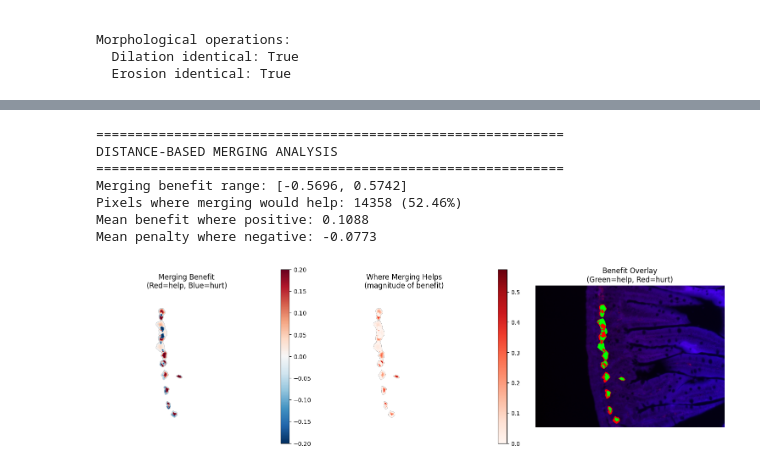
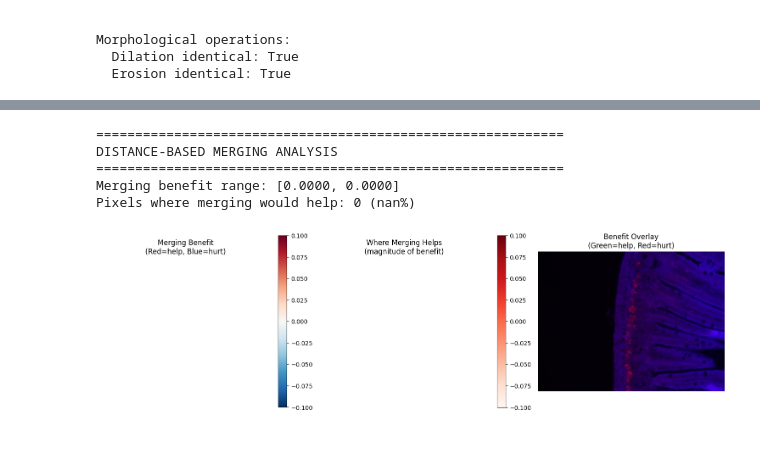
Before and after one commit to pbert5/lysozyme-stain-quantification, a Jupyter notebook: component development/extractor_pipeline_debug.ipynb, the cells around one changed output, grey strips where cells are left out. Saved outputs shown, nothing was run; the diff lists cells and outputs as text; code cells hidden in the pictures; blank space fills up the shorter version.

```diff
--- a/component development/extractor_pipeline_debug.ipynb
+++ b/component development/extractor_pipeline_debug.ipynb
@@ -40,8 +40,8 @@ Added to path: C:\Users\admin\Documents\Pierre lab\projects\Colustrum-ABX\lysozy
 # %%
 # Load test image and prepare helper functions
 images_root = project_root / 'lysozyme images'
-test_red_path = images_root / "Jej LYZ" / "G2" / "G2EL - 3_RFP.tif"
-test_blue_path = images_root / "Jej LYZ" / "G2" / "G2EL - 3_DAPI.tif"
+test_red_path = images_root / "Jej LYZ" / "G2" / "G2EL - 1_RFP.tif"
+test_blue_path = images_root / "Jej LYZ" / "G2" / "G2EL - 1_DAPI.tif"
 
 print(f"Red path exists: {test_red_path.exists()}")
 print(f"Blue path exists: {test_blue_path.exists()}")
@@ -614,0 +631,11 @@ plt.show()
+# %%
+# Create normalized red channel for comparison
+red_norm = red_orig_extracted / red_orig_extracted.max()
+
+# Calculate absolute differences between normalized red and distance transforms
+abs_diff_union = np.abs(red_norm - dt_union_norm)
+abs_diff_collapsed = np.abs(red_norm - dt_collapsed)
+
+print(f"Created abs_diff variables:")
+print(f"  abs_diff_union shape: {abs_diff_union.shape}, range: [{abs_diff_union.min():.4f}, {abs_diff_union.max():.4f}]")
+print(f"  abs_diff_collapsed shape: {abs_diff_collapsed.shape}, range: [{abs_diff_collapsed.min():.4f}, {abs_diff_collapsed.max():.4f}]")
@@ -732,7 +756,7 @@ print("=" * 60)
 # Create a "merging benefit" metric per pixel
 # Positive values = merging would improve fit to red intensity
 # Negative values = merging would worsen fit
-merging_benefit = abs_diff_collapsed - abs_diff_union
+merging_benefit = abs_diff_collapsed - abs_diff_union  # Fixed: subtraction, not multiplication
 print(f"Merging benefit range: [{merging_benefit.min():.4f}, {merging_benefit.max():.4f}]")
 
 # Stats over masked pixels
@@ -740,48 +764,52 @@ mask = (ws_labels_pipeline > 0)
 benefit_vals = merging_benefit[mask]
 positive_benefit = benefit_vals > 0
 print(f"Pixels where merging would help: {positive_benefit.sum()} ({100*positive_benefit.mean():.2f}%)")
-print(f"Mean benefit where positive: {benefit_vals[positive_benefit].mean():.4f}")
-print(f"Mean penalty where negative: {benefit_vals[~positive_benefit].mean():.4f}")
+if positive_benefit.sum() > 0:
+    print(f"Mean benefit where positive: {benefit_vals[positive_benefit].mean():.4f}")
+if np.sum(~positive_benefit) > 0:
+    print(f"Mean penalty where negative: {benefit_vals[~positive_benefit].mean():.4f}")
 
 # Visualize merging benefit map
 fig, axes = plt.subplots(1, 3, figsize=(15, 5))
 
 # Show raw merging benefit (masked)
 masked_benefit = np.ma.masked_where(~mask, merging_benefit)
-im0 = axes[0].imshow(masked_benefit, cmap='RdBu_r', vmin=-0.2, vmax=0.2)
+# Adjust color scale based on actual data range
+vmax = max(abs(merging_benefit.min()), abs(merging_benefit.max()))
+im0 = axes[0].imshow(masked_benefit, cmap='RdBu_r', vmin=-vmax, vmax=vmax)
 axes[0].set_title('Merging Benefit\n(Red=help, Blue=hurt)')
 axes[0].axis('off')
 plt.colorbar(im0, ax=axes[0], fraction=0.046, pad=0.04)
 
 # Show only positive benefits (where merging helps)
 positive_benefit_map = np.where(merging_benefit > 0, merging_benefit, 0)
 masked_positive = np.ma.masked_where(~mask, positive_benefit_map)
 im1 = axes[1].imshow(masked_positive, cmap='Reds')
 axes[1].set_title('Where Merging Helps\n(magnitude of benefit)')
 axes[1].axis('off')
 plt.colorbar(im1, ax=axes[1], fraction=0.046, pad=0.04)
 
 # Overlay on original image
 overlay_benefit = disp.copy()
 # Color pixels where merging would help in green
-help_pixels = (merging_benefit > 0.01) & mask  # threshold for significance
+benefit_threshold = np.percentile(benefit_vals[benefit_vals > 0], 75) if np.sum(benefit_vals > 0) > 0 else 0.01
+help_pixels = (merging_benefit > benefit_threshold) & mask  # threshold for significance
 overlay_benefit[help_pixels] = [0, 255, 0]
 # Color pixels where merging would hurt in red
-hurt_pixels = (merging_benefit < -0.01) & mask
+hurt_threshold = np.percentile(benefit_vals[benefit_vals < 0], 25) if np.sum(benefit_vals < 0) > 0 else -0.01
+hurt_pixels = (merging_benefit < hurt_threshold) & mask
 overlay_benefit[hurt_pixels] = [255, 0, 0]
 
 axes[2].imshow(overlay_benefit)
 axes[2].set_title('Benefit Overlay\n(Green=help, Red=hurt)')
 axes[2].axis('off')
 
 plt.tight_layout()
 plt.show()
 # %% [output]
 ============================================================
 DISTANCE-BASED MERGING ANALYSIS
 ============================================================
-Merging benefit range: [-0.5696, 0.5742]
-Pixels where merging would help: 14358 (52.46%)
-Mean benefit where positive: 0.1088
-Mean penalty where negative: -0.0773
+Merging benefit range: [0.0000, 0.0000]
+Pixels where merging would help: 0 (nan%)
-[figure, old version]
+[figure, new version]
```
Also changed, not shown: parts of 19 cells of this notebook, 7 other files.
